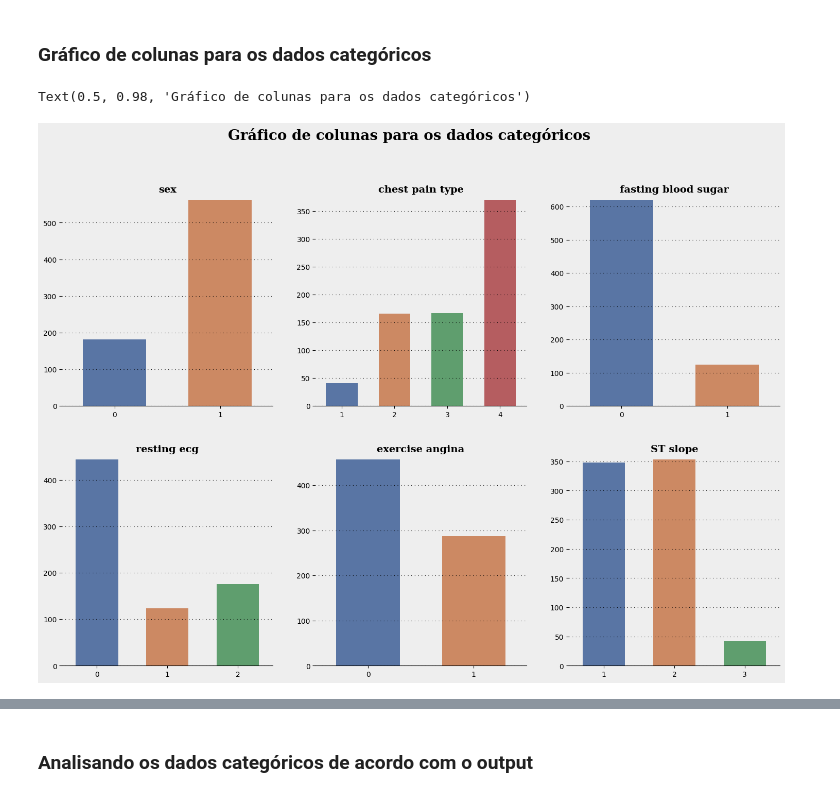
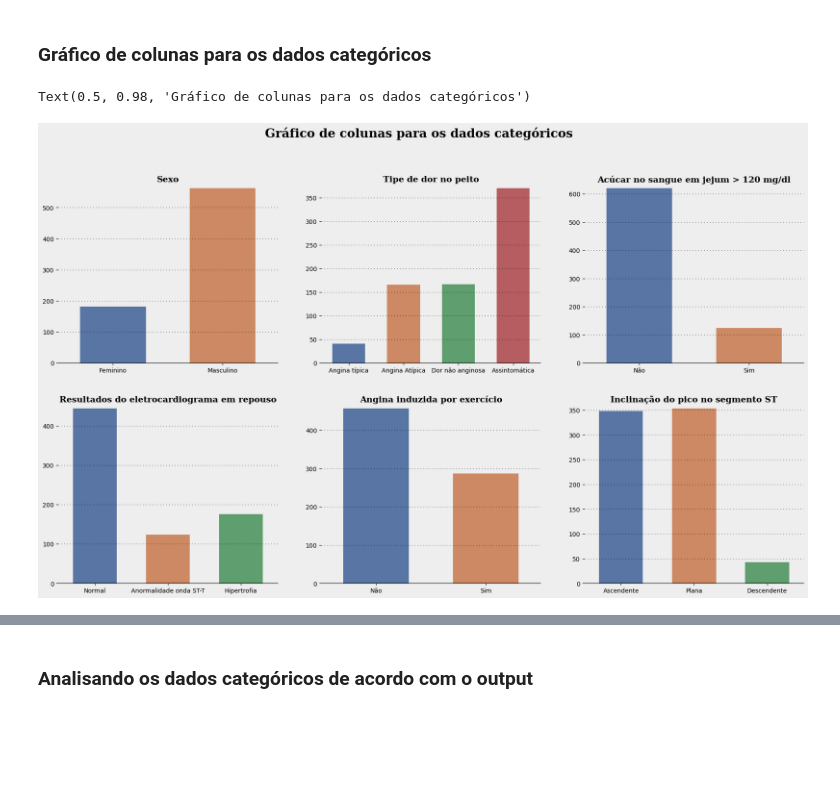
Before and after one commit to rafa-rm/TFG-Rafael, a Jupyter notebook: Analise_Exploratoria_TFG_rafael(1).ipynb, the cells around one changed output, grey strips where cells are left out. Drawn from its saved outputs; the diff is of its cells as text; code cells hidden in the pictures; blank space fills up the shorter version.

```diff
--- a/Analise_Exploratoria_TFG_rafael(1).ipynb
+++ b/Analise_Exploratoria_TFG_rafael(1).ipynb
@@ -228,0 +214,8 @@ data[continuous].describe()
+# %%
+continuous = ["age","resting bp s","cholesterol","max heart rate","oldpeak"]
+name_continuous = ["Idade","Pressão arterial em repouso (mm Hg)", "Colesterol Sérico (mg/dl)", "Máxima frequência cardíaca","OldPeak" ]
+categorical = ['sex','chest pain type','fasting blood sugar','resting ecg','exercise angina','ST slope']
+name_categorical = ["Sexo","Tipe de dor no peito","Acúcar no sangue em jejum > 120 mg/dl", "Resultados do eletrocardiograma em repouso", "Angina induzida por exercício", "Inclinação do pico no segmento ST"]
+name_xlabels = [["Feminino","Masculino"],["Angina típica","Angina Atípica","Dor não anginosa","Assintomática"],["Não","Sim"],["Normal","Anormalidade onda ST-T","Hipertrofia"],["Não","Sim"],["Ascendente","Plana","Descendente"]]
+
+data[continuous].describe().round(2)
@@ -267,7 +270,7 @@ ax[0].text(0.5,0.5,
 
 # Boxen plots
 for i in range(1,len(continuous) + 1):
-    ax[i].text(0.5, 1.05, continuous[i-1], fontsize=14, fontweight='bold', fontfamily='serif', color="#000000",
+    ax[i].text(0.5, 1.05, name_continuous[i-1], fontsize=14, fontweight='bold', fontfamily='serif', color="#000000",
                horizontalalignment='center',verticalalignment='center',transform=ax[i].transAxes)
     ax[i].grid(color='#000000', linestyle=':', axis='y', zorder=0,  dashes=(1,5))
     sns.boxenplot(ax=ax[i],y=data[continuous[i-1]],width=0.6)
@@ -312,7 +315,7 @@ ax[0].text(0.5,0.5,
 
 # Boxen plots
 for i in range(1,len(continuous) + 1):
-    ax[i].text(0.5, 1, continuous[i-1], fontsize=14, fontweight='bold', fontfamily='serif', color="#000000",
+    ax[i].text(0.5, 1, name_continuous[i-1], fontsize=14, fontweight='bold', fontfamily='serif', color="#000000",
                horizontalalignment='center',verticalalignment='center',transform=ax[i].transAxes)
     ax[i].grid(color='#000000', linestyle=':', axis='y', zorder=0,  dashes=(1,5))
     sns.boxenplot(ax=ax[i],y=data[continuous[i-1]],x=data['target'],width=0.6)
@@ -378,35 +381,36 @@ Os dados com probabilidade de infarto maior estão concentrados nos valores mais
 # %% [markdown]
 ### Gráfico de colunas para os dados categóricos
 # %%
-fig = plt.figure(figsize=(18,12))
+fig = plt.figure(figsize=(22,12))
 grid_location = fig.add_gridspec(2,3)
 background_color = "#eeeeee"
 fig.patch.set_facecolor(background_color)
 
 ax = []
 
 for i in range(2):
     for j in range(3):
         ax.append(fig.add_subplot(grid_location[i,j]))
 
 for i in range(len(categorical)):
     ax[i].set_facecolor(background_color)
     ax[i].spines["bottom"].set_visible(False)
     ax[i].spines["left"].set_visible(False)
     ax[i].spines["top"].set_visible(False)
     ax[i].spines["right"].set_visible(False)
 
 # Boxen plots
 for i in range(len(categorical)):
-    ax[i].text(0.5, 1, categorical[i], fontsize=14, fontweight='bold', fontfamily='serif', color="#000000",
+    ax[i].text(0.5, 1, name_categorical[i], fontsize=14, fontweight='bold', fontfamily='serif', color="#000000",
                horizontalalignment='center',verticalalignment='center',transform=ax[i].transAxes)
     ax[i].grid(color='#000000', linestyle=':', axis='y', zorder=0,  dashes=(1,5))
     sns.countplot(ax=ax[i],x=data[categorical[i]],width=0.6)
     ax[i].set_ylabel("")
+    ax[i].set(xticklabels=name_xlabels[i])
     ax[i].set_xlabel("")
     ax[i].spines["bottom"].set_visible(True)
 
 fig.suptitle('Gráfico de colunas para os dados categóricos', fontsize=20, fontweight='bold',fontfamily='serif', color="#000000")
 # %% [output]
 Text(0.5, 0.98, 'Gráfico de colunas para os dados categóricos')
-[figure, old version]
+[figure, new version]
```
Also changed, not shown: parts of 26 cells of this notebook, 2 other files.
